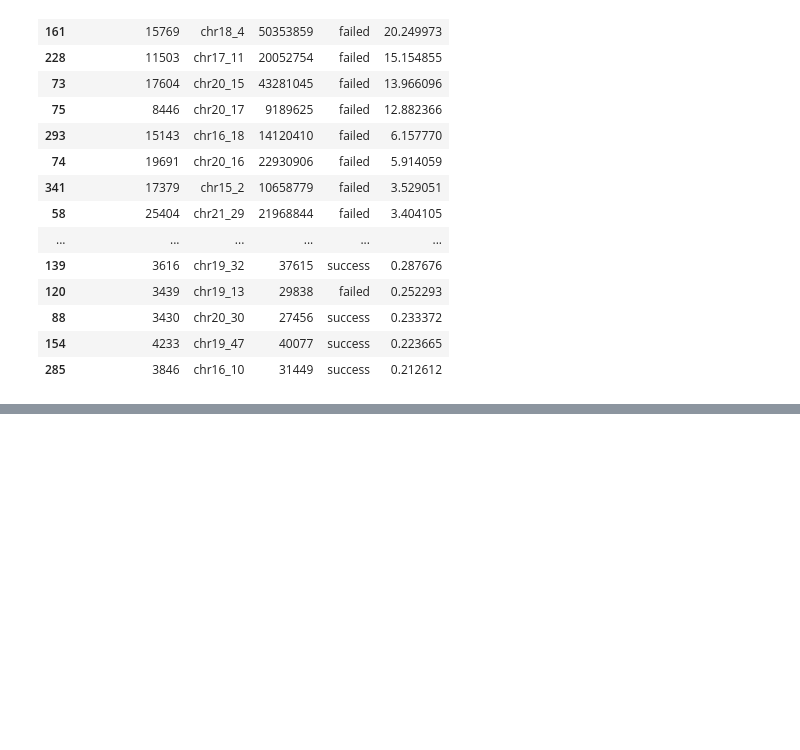
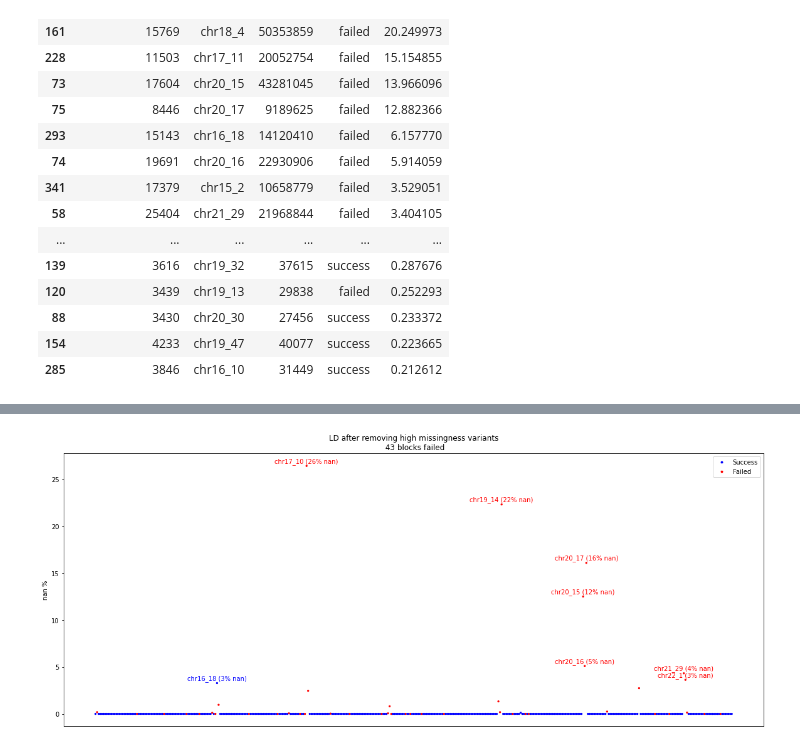
Before and after one commit to teresa-sansan/ADSP_polyfun, a Jupyter notebook: carma/check_blksize.ipynb, the cells around one changed output, grey strips where cells are left out. Saved outputs shown, nothing was run; the diff lists cells and outputs as text; code cells hidden in the pictures; blank space fills up the shorter version.

```diff
--- a/carma/check_blksize.ipynb
+++ b/carma/check_blksize.ipynb
@@ -173,0 +174,7 @@ check_nan.sort_values('nan%', ascending = False).head(30)
+# %%
+nan = pd.read_csv('/gpfs/commons/groups/knowles_lab/data/ADSP_reguloML/LD/LD_CARMA/geno_filt/count/nan_sizes.txt', sep =' ', names=['chr','blk','snp_count','nan','result'])
+nan['label'] = 'chr'+nan['chr'].astype(str) + '_' + nan['blk'].astype(str)
+# %%
+nan['nan%'] = nan.nan * 100 / (nan.snp_count * nan.snp_count)
+# %%
+check = pd.merge(nan,check_nan, on = 'label',suffixes=('_after', '_before') )
@@ -173,0 +197,32 @@ check_nan.sort_values('nan%', ascending = False).head(30)
+# %%
+from matplotlib.lines import Line2D
+import numpy as np
+
+# Set figure size
+plt.figure(figsize=(20, 8))
+colors = np.where(check["result_after"] == 'success', 'blue', 'red')
+plt.scatter(check.label, check['nan%_after'], marker='.', s=20, c=colors)
+
+
+for i in range(len(check)):
+    if check['nan%_after'][i] > 3:  # Indexing condition properly
+        plt.annotate('%s (%d%% nan)'%(check['label'][i], check['nan%_after'][i]),
+                     (check['label'][i], check['nan%_after'][i]),
+                     xytext=(0, 5),
+                     textcoords='offset points',
+                     fontsize=10, color=colors[i],
+                     ha='center')
+plt.xticks([])
+plt.gca().set_xlabel('')
+
+legend_elements = [
+    Line2D([0], [0], marker='o', color='w', markerfacecolor='blue', markersize=5, label='Success'),
+    Line2D([0], [0], marker='o', color='w', markerfacecolor='red', markersize=5, label='Failed')
+]
+plt.legend(handles=legend_elements, loc='upper right')
+
+plt.ylabel('nan %')
+plt.title('LD after removing high missingness variants\n %d blocks failed'%(check[check['result_after'] == 'failed'].shape[0]))
+plt.show()
+# %% [output]
+[figure, added]
```
Also changed, not shown: parts of 8 cells of this notebook, 2 other files.
